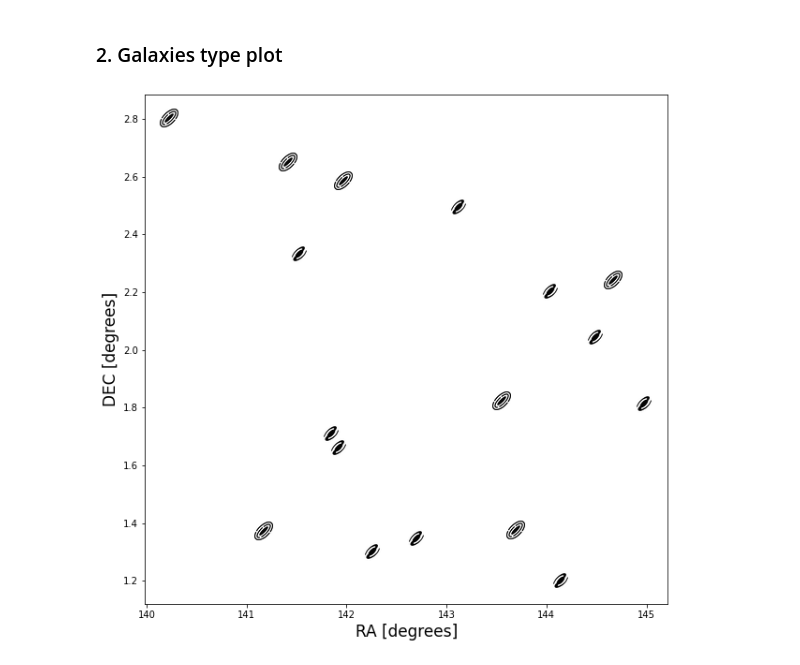
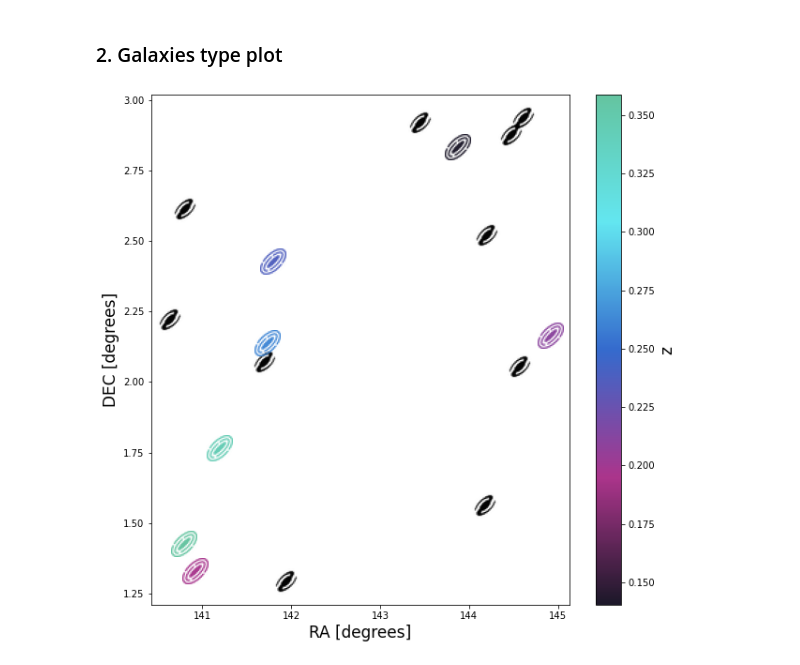
Before and after one commit to Astro-Sisters/mariprism, a Jupyter notebook: examples/mariplots.ipynb, the cells around one changed output. Saved outputs shown, nothing was run; the diff lists cells and outputs as text; code cells hidden in the pictures.

Commit message:
in mariplots I now made the galaxy plots be color coded

```diff
--- a/examples/mariplots.ipynb
+++ b/examples/mariplots.ipynb
@@ -64,35 +68,91 @@ spiral_image = plt.imread(path)
 elliptical_image = plt.imread(path2)
 
 ra_sp = [random.uniform(140, 145) for i in range(10)]
 dec_sp = [random.uniform(1, 3) for i in range(10)]
+z_sp = [random.uniform(0.02, 0.1) for i in range(10)]
 
 ra_el = [random.uniform(140, 145) for i in range(7)]
 dec_el = [random.uniform(1, 3) for i in range(7)]
+z_el = [random.uniform(0.1, 0.4) for i in range(7)]
+
 
 fig, ax = plt.subplots(figsize=(10,10))
 
-def plot_images(x, y, image, ax=None):
+def plot_images(x, y, image, ax=None, color=None):
     """
     source : https://stackoverflow.com/questions/2318288/how-to-use-custom-png-image-marker-with-plot
 
     """
     ax = ax or plt.gca()
 
     for xi, yi in zip(x,y):
-        im = OffsetImage(image, zoom=72/ax.figure.dpi)
+        #image = change_color(image, FLOWER_BLOSSOM['pinky'])
+        im = OffsetImage(image, zoom=100/ax.figure.dpi)
         im.image.axes = ax
 
         ab = AnnotationBbox(im, (xi,yi), frameon=False, pad=0.0,)
 
         ax.add_artist(ab)
 
-plot_images(ra_sp,dec_sp, spiral_image, ax=ax)
+def plot_images_color_coded(x, y, z, image, ax=None):
+    """
+    source : https://stackoverflow.com/questions/2318288/how-to-use-custom-png-image-marker-with-plot
+
+    """
+    ax = ax or plt.gca()
+    norm = matplotlib.colors.Normalize(vmin=min(z),vmax=max(z))
+    colormarip = make_gradient(ICY_FLOWER, name='icy_flower')
+
+    s_m = matplotlib.cm.ScalarMappable(cmap=colormarip, norm=norm)
+    s_m.set_array([])
+    i = 0
+    #plt.colorbar()
+    for xi, yi in zip(x,y):
+        #print(s_m.to_rgba(z))
+        image = change_color(image, s_m.to_rgba(z[i])[0:3])
+        im = OffsetImage(image, zoom=100/ax.figure.dpi)
+        im.image.axes = ax
+
+        ab = AnnotationBbox(im, (xi,yi), frameon=False, pad=0.0,)
+
+        ax.add_artist(ab)
+        i+=1
+    cb = plt.colorbar(s_m)
+    cb.set_label('z', fontsize=17)
+
+def change_color(image, color):
+    """
+    changes color of the image
+
+    input:
+    ------
+    image
+    color
+
+    output:
+    ------
+    new_image
+
+    """
+    size_x, size_y, rgb = image.shape
+    new_image = image
+    if rgb != 4:
+        return None
+    for i in range(size_y):
+        new_image[i][0:size_x, 0:3] = color
+    return new_image
+
+#spiral_image = change_color(spiral_image,FLOWER_BLOSSOM['pinky'])
+
+plot_images(ra_sp,dec_sp,spiral_image, ax=ax)
 ax.plot(ra_sp, dec_sp, linestyle='')
 
 ax.plot(ra_el, dec_el, linestyle='')
-plot_images(ra_el,dec_el, elliptical_image, ax=ax)
+plot_images_color_coded(ra_el,dec_el, z_el, elliptical_image, ax=ax)
+
 plt.xlabel('RA [degrees]', fontsize=17)
 plt.ylabel('DEC [degrees]', fontsize=17)
+
 plt.show()
 # %% [output]
-[figure, old version]
+[figure, new version]
```
Also changed, not shown: parts of 2 cells of this notebook, 1 other file.
